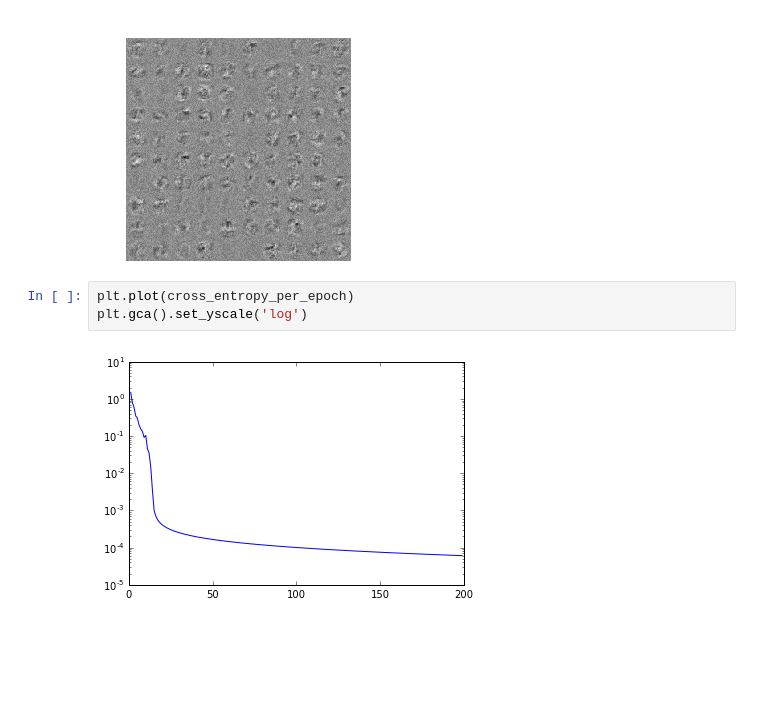
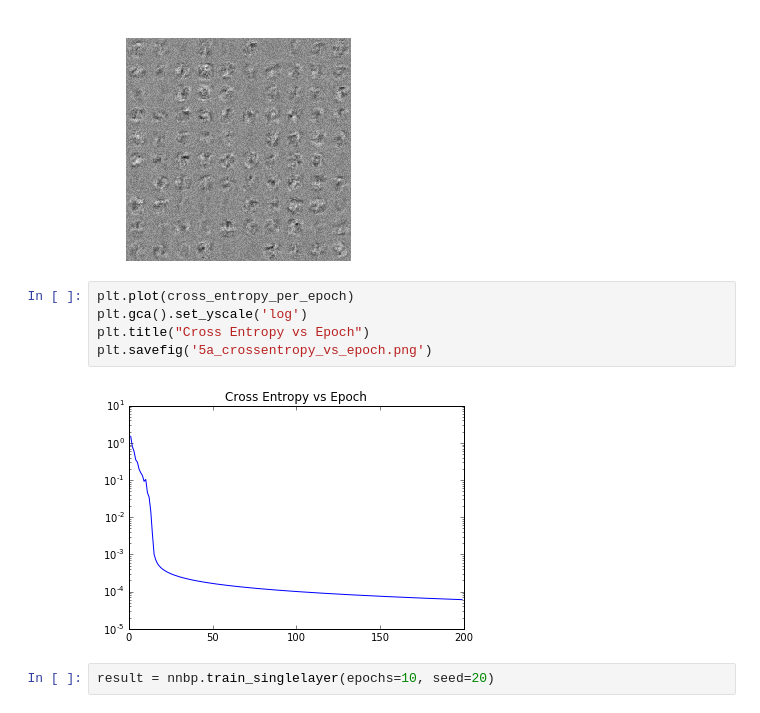
Before and after one commit to sjobeek/deeplearning_cmu, a Jupyter notebook: hw1_backprop/backprop_implementation_debug.ipynb, the cells around one changed output. Cells and saved outputs as stored; diff of their text form; blank space fills up the shorter version.

```diff
--- a/hw1_backprop/nn_backprop.ipynb
+++ b/hw1_backprop/backprop_implementation_debug.ipynb
@@ -284,5 +281,9 @@ nnbp.plot_100(W1)
 # %%
 plt.plot(cross_entropy_per_epoch)
 plt.gca().set_yscale('log')
+plt.title("Cross Entropy vs Epoch")
+plt.savefig('5a_crossentropy_vs_epoch.png')
 # %% [output]
-[figure, old version]
+[figure, new version]
+# %%
+result = nnbp.train_singlelayer(epochs=10, seed=20)
```
Also changed, not shown: parts of 4 cells of this notebook, 20 other files.
